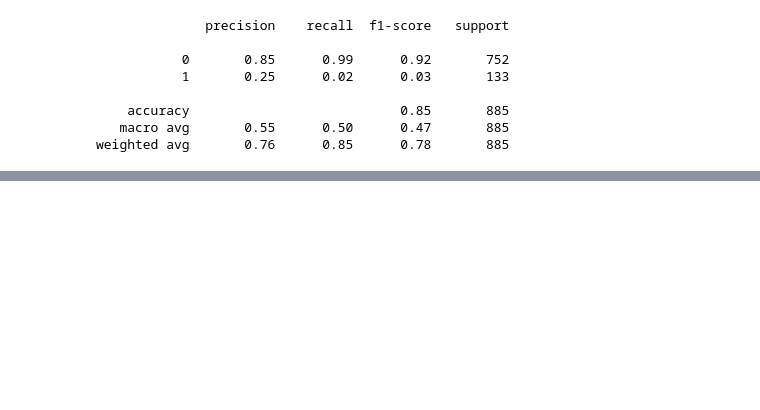
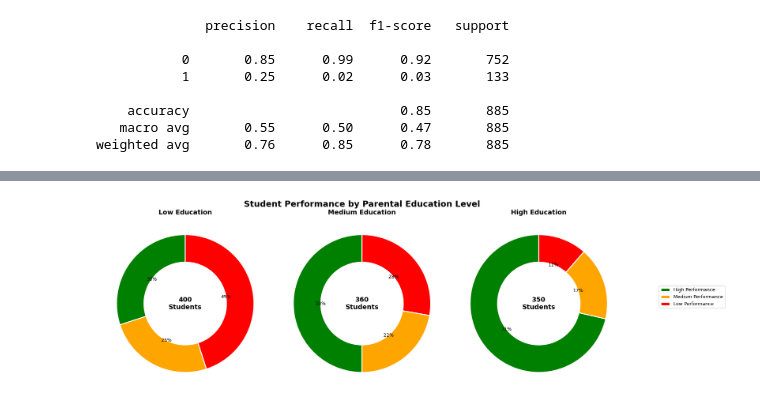
Before and after one commit to yani331/DSRP-Research, a Jupyter notebook: SchoolResearch.ipynb, the cells around one changed output, grey strips where cells are left out. Cells and saved outputs as stored; diff of their text form; code cells hidden in the pictures; blank space fills up the shorter version.

```diff
--- a/SchoolResearch.ipynb
+++ b/SchoolResearch.ipynb
@@ -289,0 +337,39 @@ plt.show()
+# %%
+import matplotlib.pyplot as plt
+#This graph shows how student performance levels—high, medium, and low are distributed across different parental education groups.
+def plot_performance_pie(groups_data):
+    """
+    Plots donut-style pie charts for each parental education level group.
+
+    Args:
+        groups_data (dict): Keys are education levels ('Low', 'Medium', 'High'),
+                            values are lists with performance counts [High, Medium, Low].
+    """
+    categories = ['High Performance', 'Medium Performance', 'Low Performance']
+    colors = ['green', 'orange', 'red']
+
+    fig, axes = plt.subplots(1, len(groups_data), figsize=(16, 6))
+    fig.patch.set_facecolor('WHITE')
+
+    for ax, (group, values) in zip(axes, groups_data.items()):
+        ax.pie(values, colors=colors, autopct='%1.0f%%', startangle=90,
+               wedgeprops=dict(width=0.4, edgecolor='white', linewidth=2))
+        total = sum(values)
+        ax.text(0, 0, f'{total}\nStudents', ha='center', va='center', fontsize=14, fontweight='bold')
+        ax.set_title(group, fontsize=14, fontweight='bold')
+
+    fig.suptitle('Student Performance by Parental Education Level', fontsize=18, fontweight='bold')
+    fig.legend(categories, loc='center left', bbox_to_anchor=(1.05, 0.5))
+    plt.tight_layout()
+    plt.show()
+
+# Ejemplo de datos sintéticos
+grouped_data = {
+    'Low Education': [120, 100, 180],
+    'Medium Education': [180, 80, 100],
+    'High Education': [250, 60, 40]
+}
+
+plot_performance_pie(grouped_data)
+# %% [output]
+[figure, added]
```
Also changed, not shown: parts of 18 cells of this notebook.
